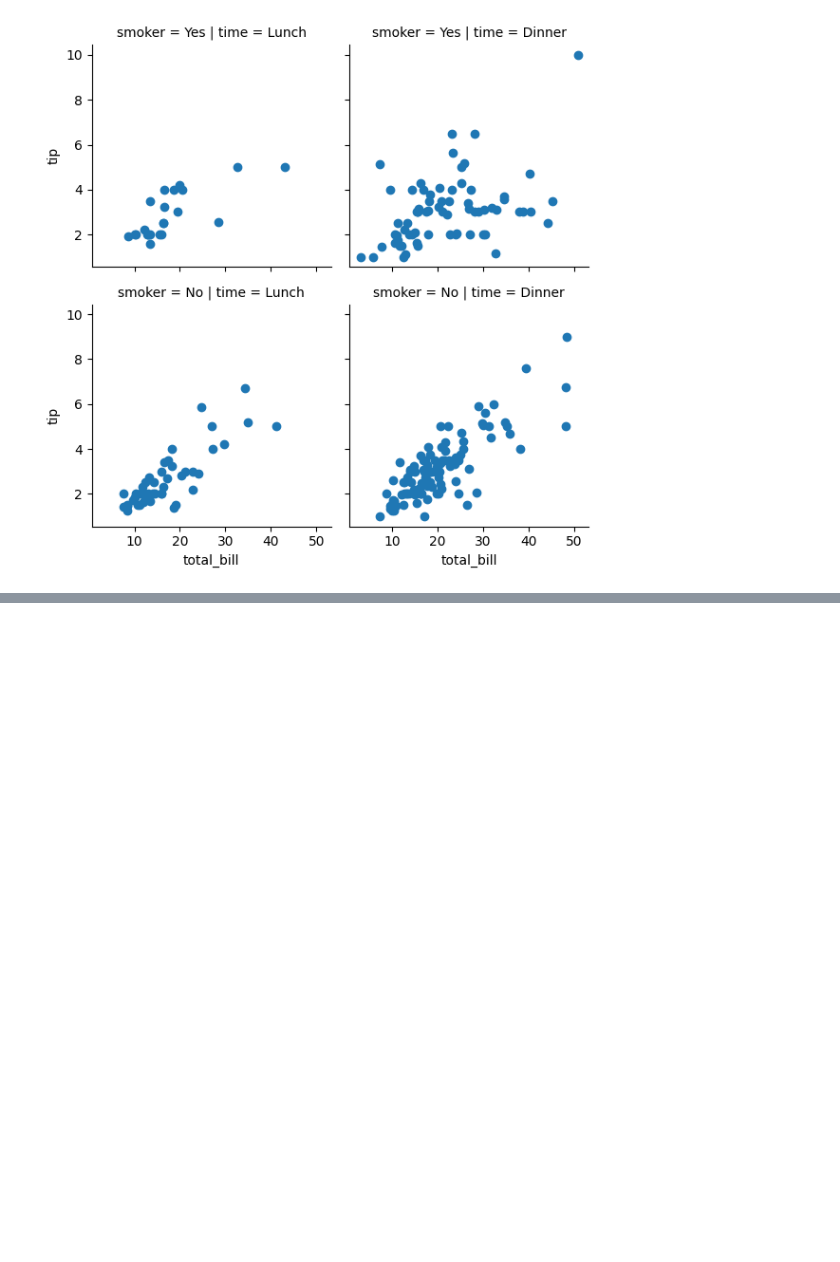
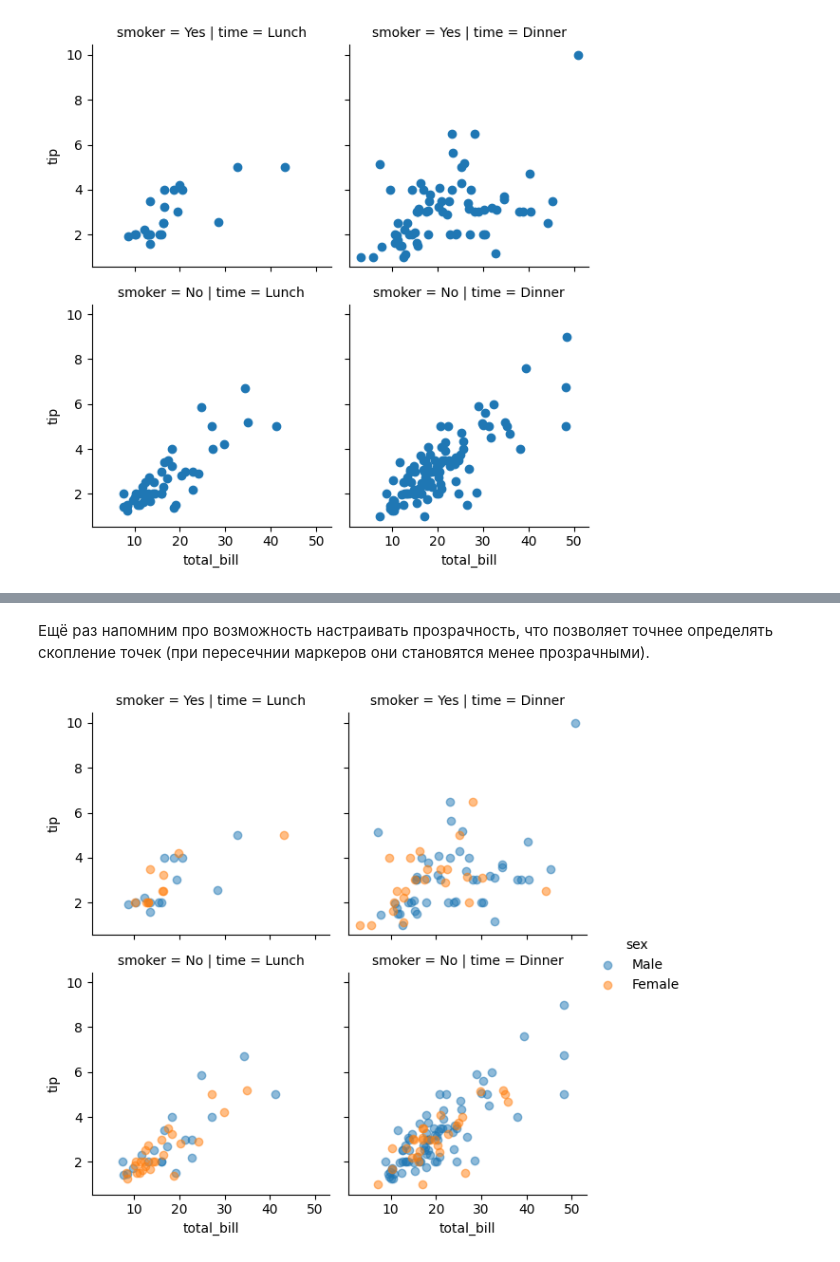
Before and after one commit to dragondangun/em_ml, a Jupyter notebook: 4. Matplotlib и Seaborn/Plots.ipynb, the cells around one changed output, grey strips where cells are left out. Saved outputs shown, nothing was run; the diff lists cells and outputs as text; code cells hidden in the pictures; blank space fills up the shorter version.

```diff
--- a/4. Matplotlib и Seaborn/Plots.ipynb
+++ b/4. Matplotlib и Seaborn/Plots.ipynb
@@ -507,0 +523,9 @@ plt.show()
+# %% [markdown]
+Ещё раз напомним про возможность настраивать прозрачность, что позволяет точнее определять скопление точек (при пересечнии маркеров они становятся менее прозрачными).
+# %%
+g = sns.FacetGrid(tips, col="time", row="smoker", hue='sex')
+g.map(plt.scatter, "total_bill", "tip", alpha=0.5)
+g.add_legend()
+plt.show()
+# %% [output]
+[figure, added]
```
Also changed, not shown: parts of 10 cells of this notebook, 2 other files.
